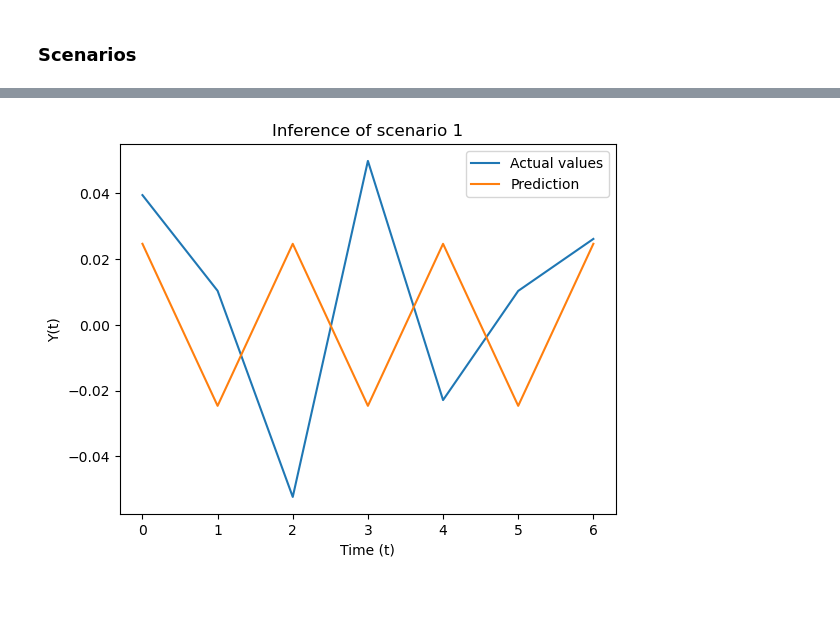
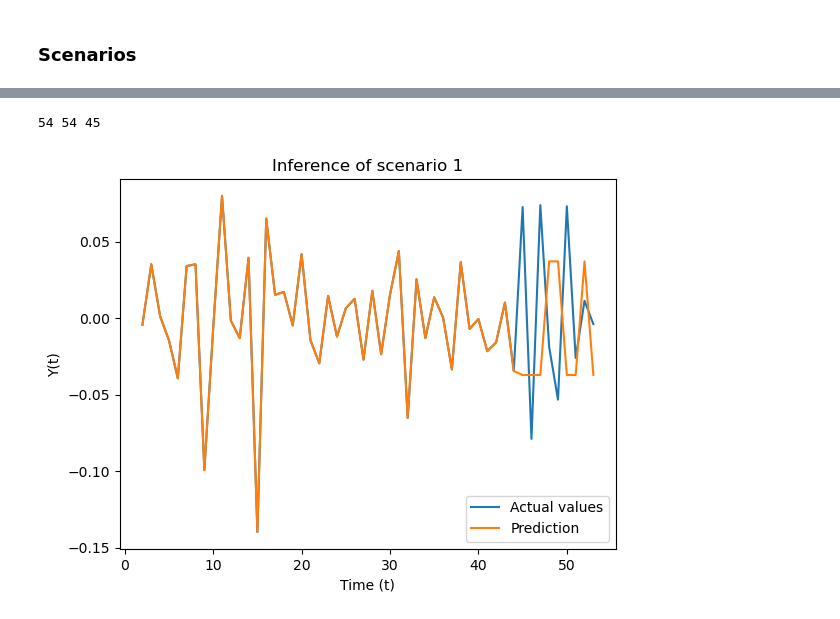
Before and after one commit to MehdiEK/BayesianNet4TimeSeries, a Jupyter notebook: DDBN_scenarios.ipynb, the cells around one changed output, grey strips where cells are left out. Drawn from its saved outputs; the diff is of its cells as text; code cells hidden in the pictures.

```diff
--- a/DDBN_scenarios.ipynb
+++ b/DDBN_scenarios.ipynb
@@ -13,14 +15,22 @@ from models.model_v0 import DumbDiscretizer, pgmpy_friendly_transformer, CustomD
 # I. General settings
 # %%
 # load data parameters
-countries = ['France', 'Germany', 'United Kingdom', 'Italy', 'Spain', 'Japan']
+countries = ['France', 'Germany', 'United Kingdom', 'Italy', 'Spain', 'Japan',
+             'Sweden', 'Switzerland', 'Belgium', 'Australia', 'Austria', 'China',
+             'Croatia', 'Finland', 'Greece', 'India', 'New Zealand',
+             'Russia']
 columns = ['year', 'population', 'gdp', 'energy_per_capita', 'country']
 
 # preprocessing parameters
-split_year = 2011  # trainset until split_year
-test_country = "France"
-nb_steps = 6
+split_year = 2009  # trainset until split_year
+test_country = "United Kingdom"
 sliding_window = 2
+# define discretization strategy
+nb_classes = {  # nb of classes for each variable
+    "gdp_stationary": 10,
+    "population_stationary": 10,
+    "energy_per_capita_stationary": 5
+}
 
 # model parameters
 # %% [markdown]
@@ -327,18 +334,18 @@ scenario.update(evidence)
 
 print("Evidence: ", scenario, "\n")
 
-# now make a pred of Y at time t (now) till time t+14
+# now make a pred of Y at time t (now) till time t+horizon
 pred_seq = inference.make_pred("energy_per_capita_stationary",
-                               forecast_step=length,
+                               forecast_step=length+1,
                                evidence=scenario,
-                               method="MAP",
-                               verbose=True)
+                               method="PM",
+                               verbose=False)
 
 # get actual values model should have predicted
 actual_seq =  list(df_test.energy_per_capita_stationary)
 
 print("Actual seq: ", actual_seq)
-print("Pred seq: ", pred_seq)
+print("Pred seq: ", pred_seq[1:])
 # %% [output]
 WARNING:pgmpy:Replacing existing CPD for (gdp_stationary, 1)
 WARNING:pgmpy:Replacing existing CPD for (population_stationary, 1)
@@ -362,18 +356,23 @@ Pred seq:  [0.024638296705635554, -0.024638296705635554, 0.024638296705635554, -
 # %%
-"""# get sequences for comparison
-whole_seq = df_stationary.loc[]
-all_pred_seq = np.array(pred_seq)
-mae = np.mean(np.abs(whole_seq - all_pred_seq))
-print("MAE: ", round(mae, 2))"""
+# get sequences for comparison
+past_seq = df_stationary[(df_stationary.country == test_country)
+                         & (df_stationary.year <= split_year)].energy_per_capita_stationary.to_list()
+all_pred_seq = np.array(past_seq + pred_seq[1:])
+all_actual_seq = np.array(past_seq + actual_seq)
+
+nb_points = all_actual_seq.shape[0]
+x_ = pd.unique(df_stationary.year)
+print(len(x_), all_pred_seq.shape[0], len(past_seq))
 
 # get curves on a sampe plot
-plt.plot(np.arange(length), actual_seq, label="Actual values")
-plt.plot(np.arange(length), pred_seq, label="Prediction")
+plt.plot(np.arange(nb_points), all_actual_seq, label="Actual values")
+plt.plot(np.arange(nb_points), all_pred_seq, label="Prediction")
 
 plt.title("Inference of scenario 1")
 plt.xlabel("Time (t)")
 plt.ylabel("Y(t)")
 plt.legend()
 plt.show()
 # %% [output]
+54 54 45
-[figure, old version]
+[figure, new version]
```
Also changed, not shown: parts of 21 cells of this notebook.
